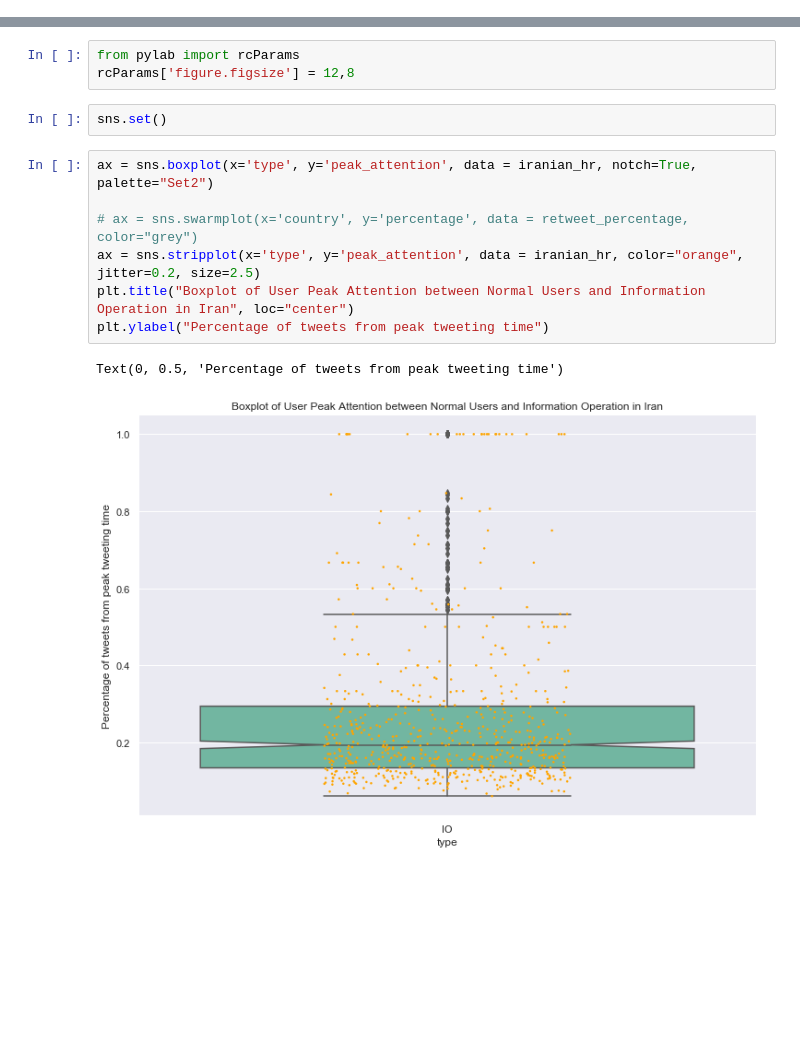
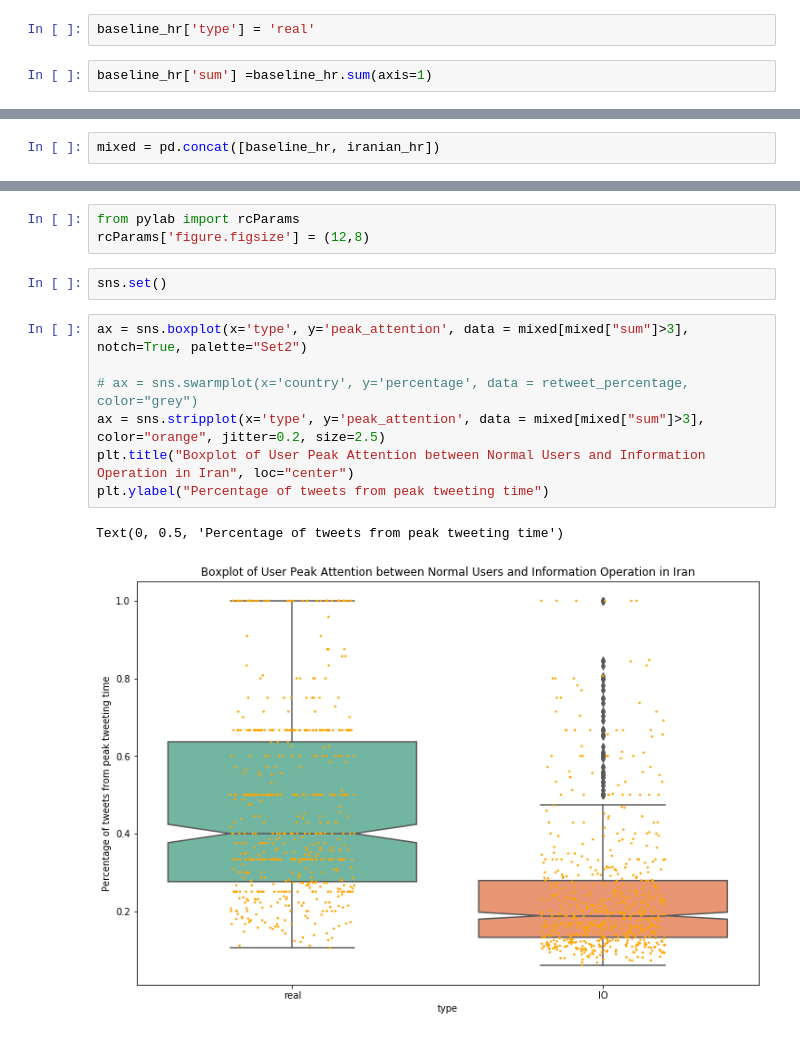
Before and after one commit to ashero0/elections-integrity-analysis, a Jupyter notebook: Frequency Analysis/Peak_Analysis-Iranian.ipynb, the cells around one changed output, grey strips where cells are left out. Drawn from its saved outputs; the diff is of its cells as text; blank space fills up the shorter version.

Commit message:
Peak Ananlysis

```diff
--- a/Frequency Analysis/Peak_Analysis-Iranian.ipynb
+++ b/Frequency Analysis/Peak_Analysis-Iranian.ipynb
@@ -119,0 +126,4 @@ iranian = processHour(filename)
+# %%
+baseline_hr['type'] = 'real'
+# %%
+baseline_hr['sum'] =baseline_hr.sum(axis=1)
@@ -119,0 +138,2 @@ iranian = processHour(filename)
+# %%
+mixed = pd.concat([baseline_hr, iranian_hr])
@@ -120,15 +162,15 @@ iranian = processHour(filename)
 # %%
 from pylab import rcParams
-rcParams['figure.figsize'] = 12,8
+rcParams['figure.figsize'] = (12,8)
 # %%
 sns.set()
 # %%
-ax = sns.boxplot(x='type', y='peak_attention', data = iranian_hr, notch=True, palette="Set2")
+ax = sns.boxplot(x='type', y='peak_attention', data = mixed[mixed["sum"]>3], notch=True, palette="Set2")
 
 # ax = sns.swarmplot(x='country', y='percentage', data = retweet_percentage, color="grey")
-ax = sns.stripplot(x='type', y='peak_attention', data = iranian_hr, color="orange", jitter=0.2, size=2.5)
+ax = sns.stripplot(x='type', y='peak_attention', data = mixed[mixed["sum"]>3], color="orange", jitter=0.2, size=2.5)
 plt.title("Boxplot of User Peak Attention between Normal Users and Information Operation in Iran", loc="center")
 plt.ylabel("Percentage of tweets from peak tweeting time")
 # %% [output]
 Text(0, 0.5, 'Percentage of tweets from peak tweeting time')
-[figure, old version]
+[figure, new version]
```
Also changed, not shown: parts of 10 cells of this notebook, 1 other file.
